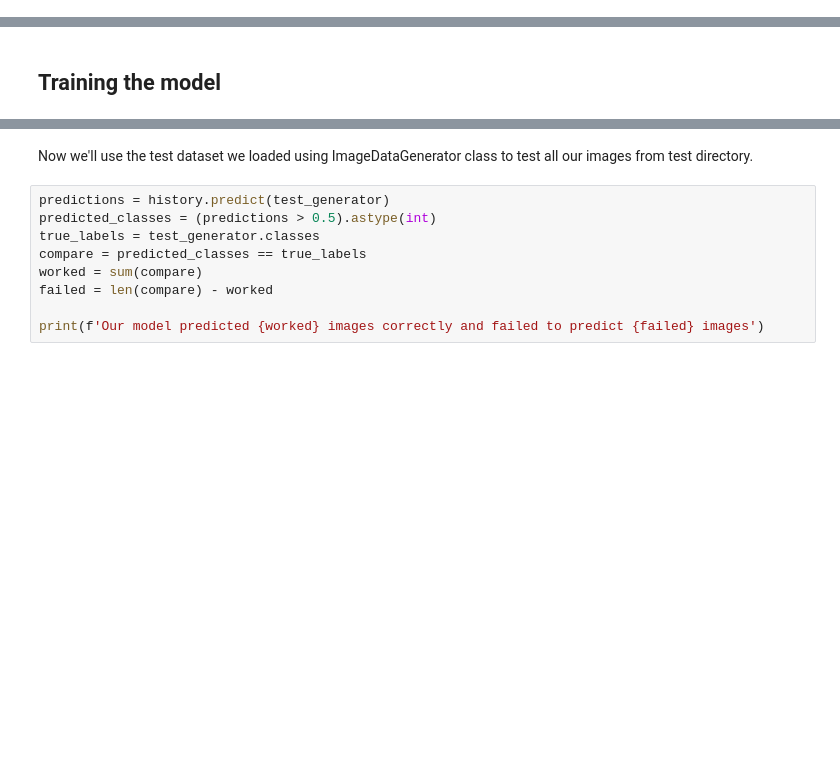
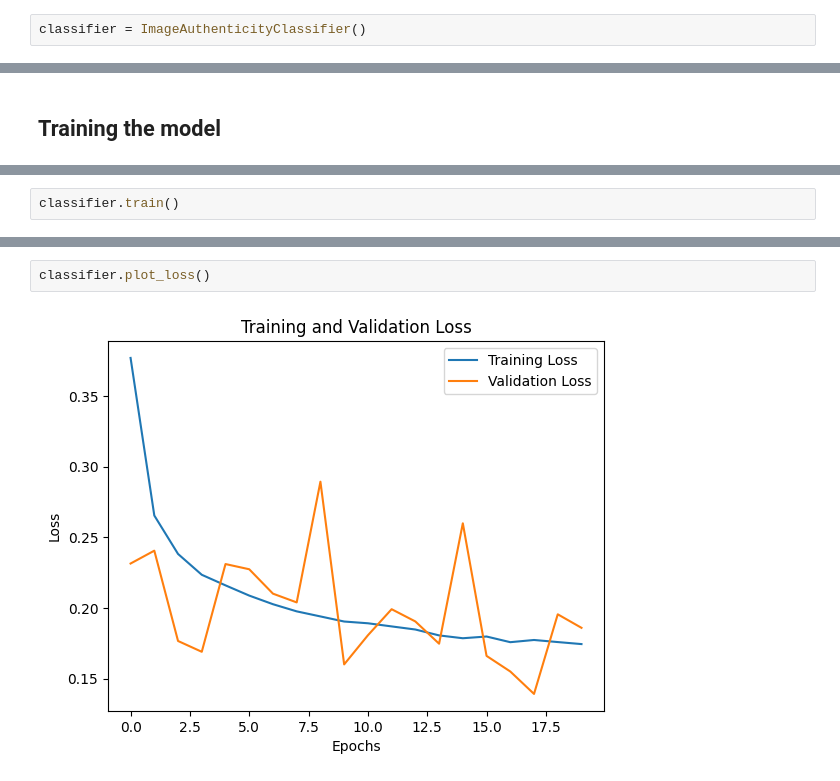
Before and after one commit to venkata-sai-vardhan/ece5831-2024-final-project, a Jupyter notebook: final-project.ipynb, the cells around one changed output, grey strips where cells are left out. Saved outputs shown, nothing was run; the diff lists cells and outputs as text; blank space fills up the shorter version.

Commit message:
added model and project python file.

```diff
--- a/final-project.ipynb
+++ b/final-project.ipynb
@@ -14,0 +7,2 @@ import shutil
+# %%
+classifier = ImageAuthenticityClassifier()
@@ -194,0 +53,2 @@ Epoch 20/20
+# %%
+classifier.train()
@@ -268,11 +83,4 @@ GenAI
-# %% [markdown]
-Now we'll use the test dataset we loaded using ImageDataGenerator class to test all our images from test directory.
-# %%
-predictions = history.predict(test_generator)
-predicted_classes = (predictions > 0.5).astype(int)
-true_labels = test_generator.classes
-compare = predicted_classes == true_labels
-worked = sum(compare)
-failed = len(compare) - worked
-
-print(f'Our model predicted {worked} images correctly and failed to predict {failed} images')
+# %%
+classifier.plot_loss()
+# %% [output]
+[figure, added]
```
Also changed, not shown: parts of 56 cells of this notebook, 2 other files.
